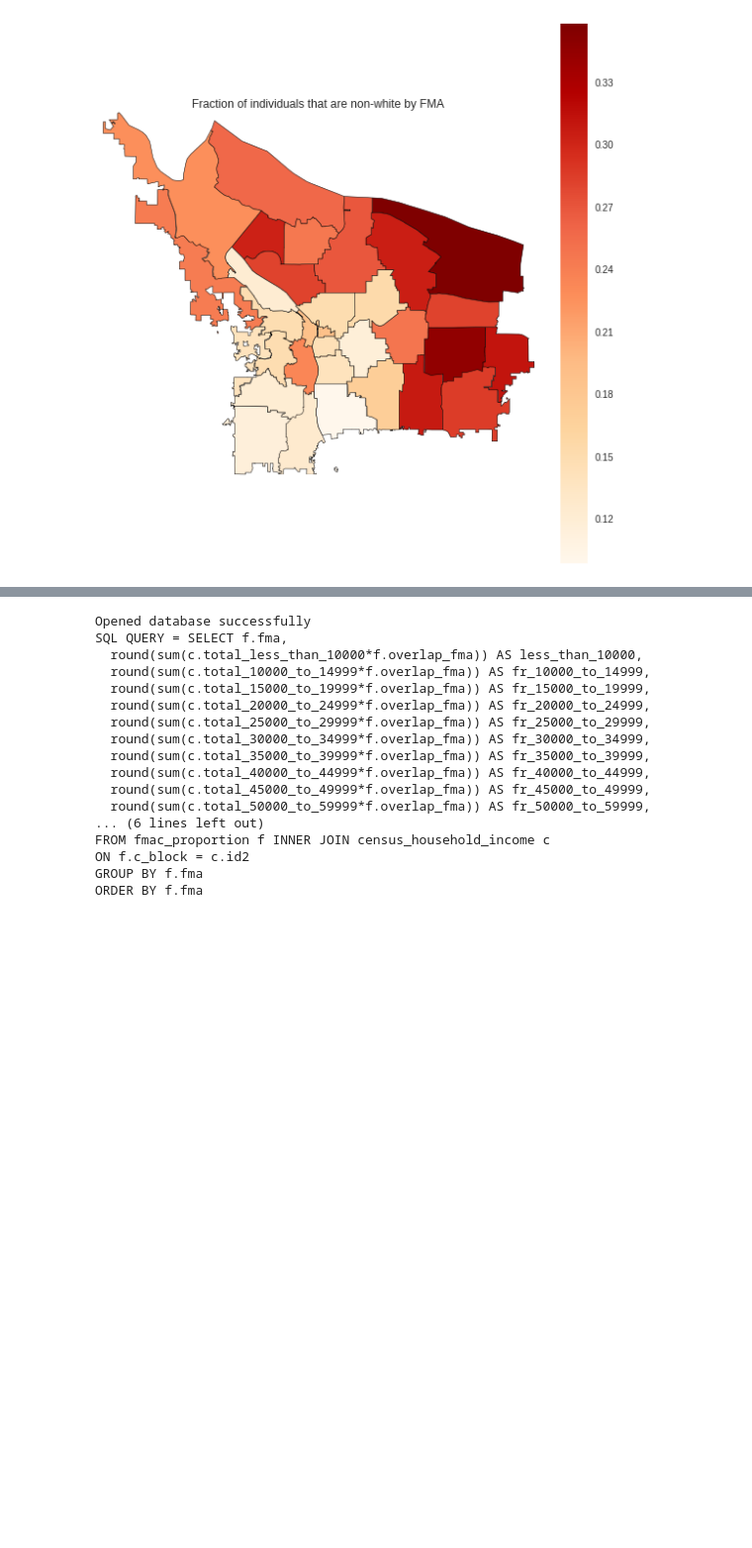
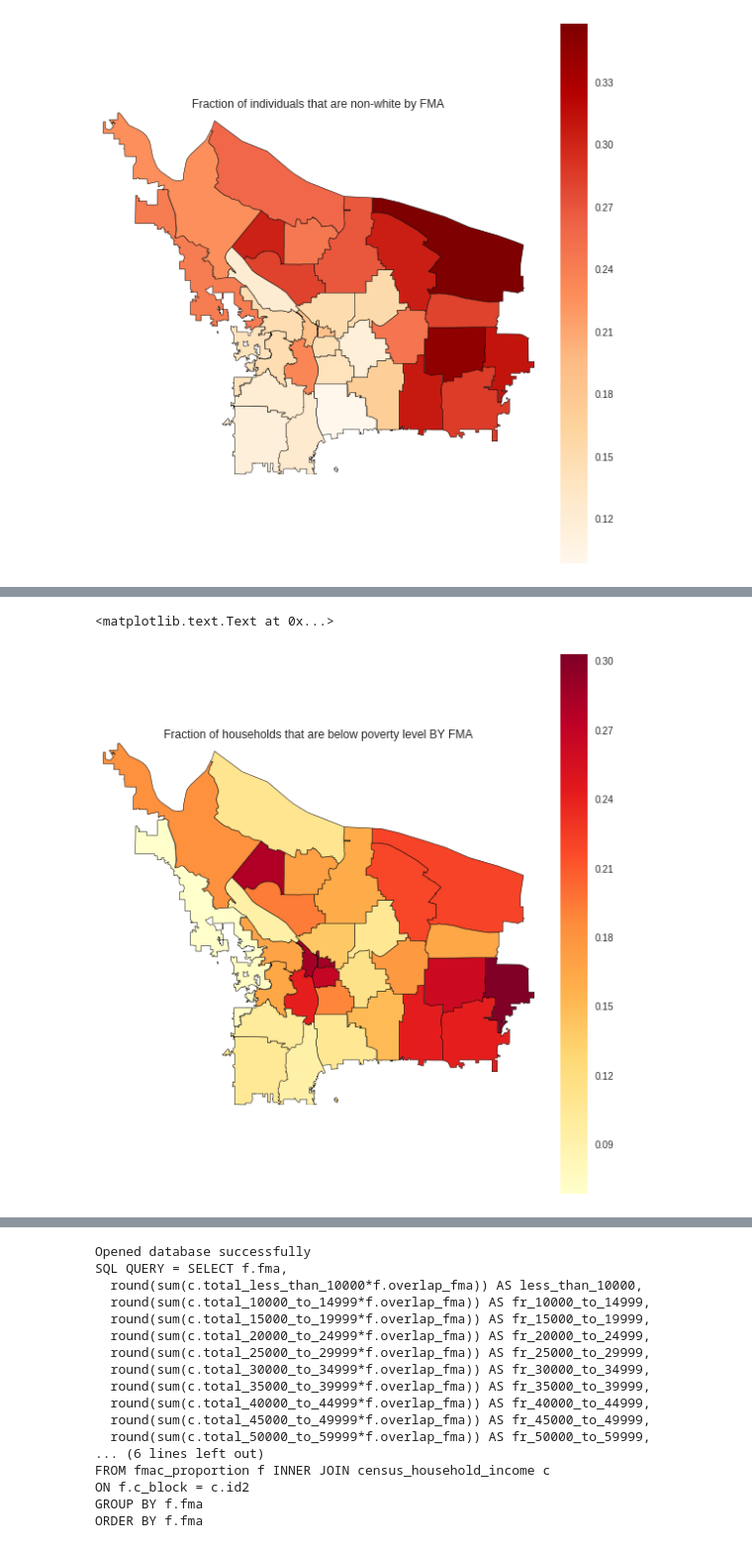
Before and after one commit to hackoregon/emergency-response, a Jupyter notebook: notebooks/census_eda_geo.ipynb, the cells around one changed output, grey strips where cells are left out. Shown at 99% size. Drawn from its saved outputs; the diff is of its cells as text; code cells hidden in the pictures; blank space fills up the shorter version.

Commit message:
Add additional census table queries, map visualizations

```diff
--- a/notebooks/census_eda_geo.ipynb
+++ b/notebooks/census_eda_geo.ipynb
@@ -795,0 +794,19 @@ plt.title("Fraction of individuals that are non-white by FMA")
+# %%
+# explore poverty status by FMA
+
+QUERY10='''SELECT f.fma,
+  round(sum(c.estimate_total*f.overlap_cbg)) AS total,
+  round(sum(c.total_below*f.overlap_cbg)) AS below_pov_line,
+  ((sum(c.total_below*f.overlap_cbg))/(sum(c.estimate_total*f.overlap_cbg))) AS percent_below_pov,
+  round(sum(c.total_above*f.overlap_cbg)) AS above_pov_line,
+  ((sum(c.total_above*f.overlap_cbg))/(sum(c.estimate_total*f.overlap_cbg))) AS percent_above_pov,
+  s.geom
+FROM fmac_proportion f INNER JOIN census_poverty_status_individuals c
+ON f.c_block = c.id2
+INNER JOIN fma_shapes s
+ON f.fma = s.fma
+GROUP BY f.fma, s.geom
+ORDER BY percent_below_pov DESC
+'''
+# %%
+df10 = gpd_query(QUERY10)
@@ -795,0 +851,15 @@ plt.title("Fraction of individuals that are non-white by FMA")
+# %%
+gplt.choropleth(df10,
+                hue=df10['percent_below_pov'],  # Display data, passed as a Series
+                projection=gcrs.AlbersEqualArea(),
+                cmap='YlOrRd',
+                linewidth=0.5,
+                k=None,
+                legend=True,
+                #scheme='equal_interval',
+                figsize=(10, 10))
+
+plt.title("Fraction of households that are below poverty level BY FMA")
+# %% [output]
+<matplotlib.text.Text at 0x...>
+[figure, added]
```
Also changed, not shown: parts of 13 cells of this notebook.
